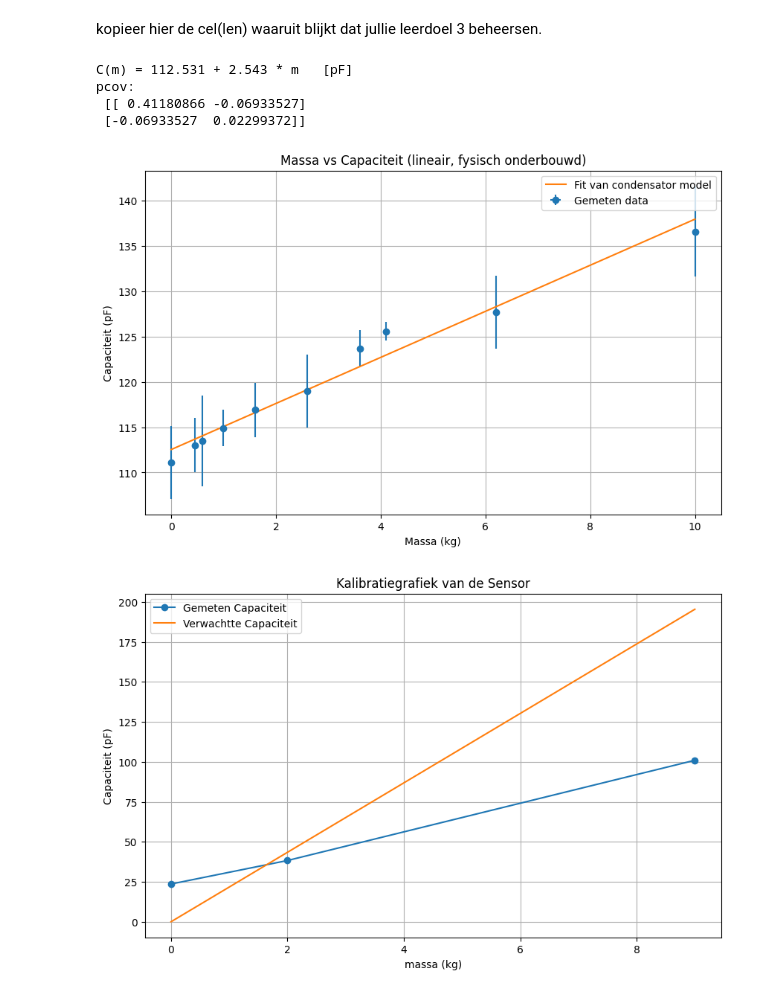
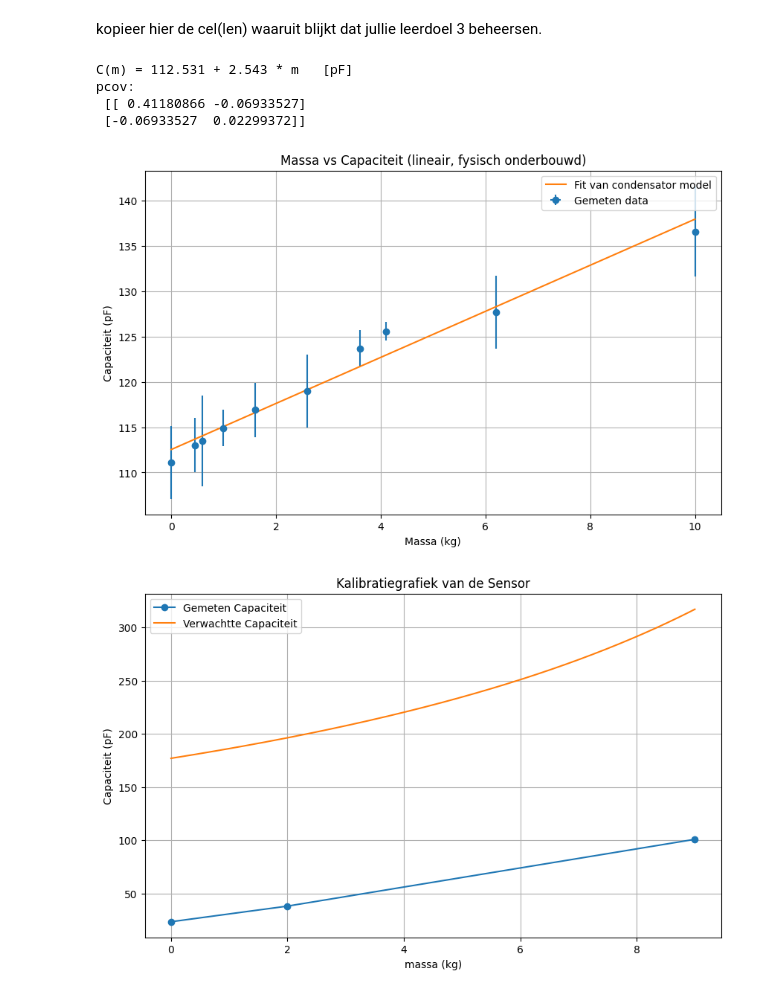
Before and after one commit to swerleman/opdrachten-DEF-D-Shannon, a Jupyter notebook: FysiekeOntwerpopdrachten/2OntwerpEenSensorCondensator/DEFOntwerpopdracht2OntwerpEenSensorInvulTemplate.ipynb, the cells around one changed output. Drawn from its saved outputs; the diff is of its cells as text; code cells hidden in the pictures.

```diff
--- a/FysiekeOntwerpopdrachten/2OntwerpEenSensorCondensator/DEFOntwerpopdracht2OntwerpEenSensorInvulTemplate.ipynb
+++ b/FysiekeOntwerpopdrachten/2OntwerpEenSensorCondensator/DEFOntwerpopdracht2OntwerpEenSensorInvulTemplate.ipynb
@@ -146,16 +146,17 @@ g=9.81
 u = np.array([0, 2, 9]) #kg
 gemeten_capaciteit1 = np.array([23.6, 38.3, 101]) #pF
 
-def c_functie(epsilon_r,delta_d,E_modulus,massa):
-    return (epsilon_0*epsilon_r*g*massa)/(delta_d*E_modulus)*10e12
+
+def c_functie_nieuw(m,epsilon_r,A,d_0,k):
+    return(epsilon_0*epsilon_r*A)/(d_0-(m*g/k))*10e12
 
 test_massa = np.linspace(0,9,1000)
 
 plt.figure(figsize=(10, 6))
 plt.plot(u, gemeten_capaciteit1, 'o-', label='Gemeten Capaciteit')
 #spons is heel veel lucht, dus we hebben dezelfde epsilonr genomen. We hebben een kleine delta_d, om een nette lijn te kunnen maken.
-#De E is genomen van een spons, dus ongeveer 10 kPa.
-plt.plot(test_massa,c_functie(1,0.005,8000,test_massa), label = 'Verwachtte Capaciteit')
+#De veerconstante is genomen van een spons, dus ongeveer 30 kPa. Dit is geschat gebaseerd op de elasticiteit van onze spons vergeleken met andere materialen waarvan de E wel duidelijk was.
+plt.plot(test_massa,c_functie_nieuw(test_massa,1,0.1*0.1,0.005,40000), label = 'Verwachtte Capaciteit')
 plt.xlabel('massa (kg)')
 plt.ylabel('Capaciteit (pF)')
 plt.title('Kalibratiegrafiek van de Sensor')
@@ -163,6 +164,8 @@ plt.legend()
 plt.grid()
 plt.show()
 
+
+
 #Zoals te zien lijken de grafiek een beetje op elkaar, toch zijn ze niet gelijk.
-#Dit komt waarschijnlijk o.a. doordat de Elasticiteitsmodulus geschat is, en doordat we geen rekening gehouden hebben met een startende capaciteit.
+#Dit komt waarschijnlijk o.a. doordat de veerconsante geschat is, en doordat we geen rekening gehouden hebben met een startende capaciteit.
 # %% [output]
@@ -282,16 +285,17 @@ g=9.81
 u = np.array([0, 2, 9]) #kg
 gemeten_capaciteit1 = np.array([23.6, 38.3, 101]) #pF
 
-def c_functie(epsilon_r,delta_d,E_modulus,massa):
-    return (epsilon_0*epsilon_r*g*massa)/(delta_d*E_modulus)*10e12
+
+def c_functie_nieuw(m,epsilon_r,A,d_0,k):
+    return(epsilon_0*epsilon_r*A)/(d_0-(m*g/k))*10e12
 
 test_massa = np.linspace(0,9,1000)
 
 plt.figure(figsize=(10, 6))
 plt.plot(u, gemeten_capaciteit1, 'o-', label='Gemeten Capaciteit')
 #spons is heel veel lucht, dus we hebben dezelfde epsilonr genomen. We hebben een kleine delta_d, om een nette lijn te kunnen maken.
-#De E is genomen van een spons, dus ongeveer 10 kPa.
-plt.plot(test_massa,c_functie(1,0.005,8000,test_massa), label = 'Verwachtte Capaciteit')
+#De veerconstante is genomen van een spons, dus ongeveer 30 kPa. Dit is geschat gebaseerd op de elasticiteit van onze spons vergeleken met andere materialen waarvan de E wel duidelijk was.
+plt.plot(test_massa,c_functie_nieuw(test_massa,1,0.1*0.1,0.005,40000), label = 'Verwachtte Capaciteit')
 plt.xlabel('massa (kg)')
 plt.ylabel('Capaciteit (pF)')
 plt.title('Kalibratiegrafiek van de Sensor')
@@ -299,6 +303,8 @@ plt.legend()
 plt.grid()
 plt.show()
 
+
+
 #Zoals te zien lijken de grafiek een beetje op elkaar, toch zijn ze niet gelijk.
-#Dit komt waarschijnlijk o.a. doordat de Elasticiteitsmodulus geschat is, en doordat we geen rekening gehouden hebben met een startende capaciteit.
+#Dit komt waarschijnlijk o.a. doordat de veerconsante geschat is, en doordat we geen rekening gehouden hebben met een startende capaciteit.
 # %% [output]
@@ -342,34 +348,46 @@ plt.figure(figsize=(10,6))
 plt.errorbar(massa, gemeten_capaciteit, xerr=u_massa,yerr=u_bits, fmt='o', label='Gemeten data')
 plt.plot(m_fit, C_fit, '-', label='Fit van condensator model')
 plt.xlabel('Massa (kg)')
 plt.ylabel('Capaciteit (pF)')
 plt.title('Massa vs Capaciteit (lineair, fysisch onderbouwd)')
 plt.grid(True)
 plt.legend()
 plt.show()
 
 
+import matplotlib.pyplot as plt
+Minimale_spanning_osc = 190 #mV
+
+g=9.81
 u = np.array([0, 2, 9]) #kg
 gemeten_capaciteit1 = np.array([23.6, 38.3, 101]) #pF
 
-def c_functie(epsilon_r,delta_d,E_modulus,massa):
-    return (epsilon_0*epsilon_r*g*massa)/(delta_d*E_modulus)*10e12
+
+def c_functie_nieuw(m,epsilon_r,A,d_0,k):
+    return(epsilon_0*epsilon_r*A)/(d_0-(m*g/k))*10e12
 
 test_massa = np.linspace(0,9,1000)
 
 plt.figure(figsize=(10, 6))
 plt.plot(u, gemeten_capaciteit1, 'o-', label='Gemeten Capaciteit')
-plt.plot(test_massa,c_functie(1,0.005,8000,test_massa), label = 'Verwachtte Capaciteit')
+#spons is heel veel lucht, dus we hebben dezelfde epsilonr genomen. We hebben een kleine delta_d, om een nette lijn te kunnen maken.
+#De veerconstante is genomen van een spons, dus ongeveer 30 kPa. Dit is geschat gebaseerd op de elasticiteit van onze spons vergeleken met andere materialen waarvan de E wel duidelijk was.
+plt.plot(test_massa,c_functie_nieuw(test_massa,1,0.1*0.1,0.005,40000), label = 'Verwachtte Capaciteit')
 plt.xlabel('massa (kg)')
 plt.ylabel('Capaciteit (pF)')
 plt.title('Kalibratiegrafiek van de Sensor')
 plt.legend()
 plt.grid()
 plt.show()
+
+
+
+#Zoals te zien lijken de grafiek een beetje op elkaar, toch zijn ze niet gelijk.
+#Dit komt waarschijnlijk o.a. doordat de veerconsante geschat is, en doordat we geen rekening gehouden hebben met een startende capaciteit.
 # %% [output]
 C(m) = 112.531 + 2.543 * m   [pF]
 pcov:
  [[ 0.41180866 -0.06933527]
  [-0.06933527  0.02299372]]
 [figure]
-[figure, old version]
+[figure, new version]
```
Also changed, not shown: parts of 4 cells of this notebook.
